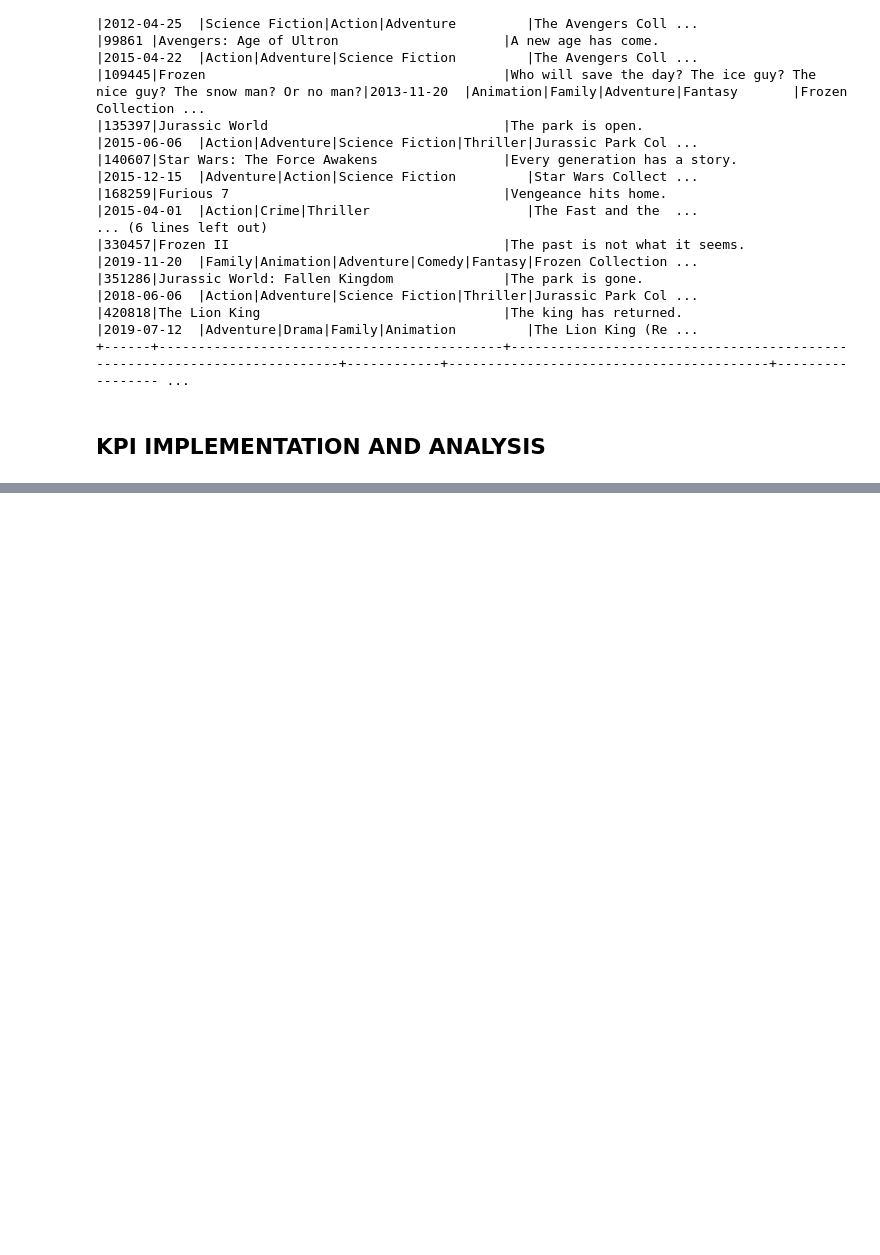
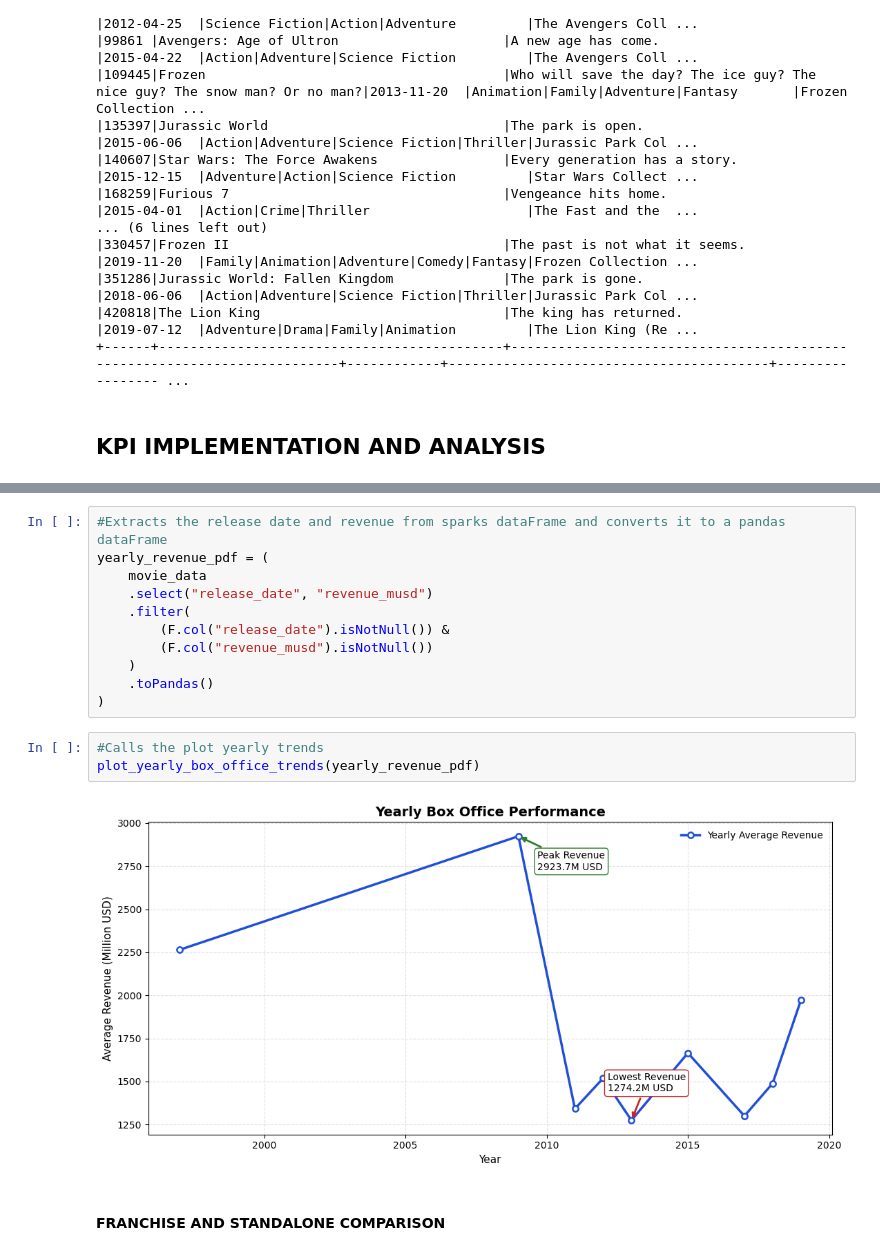
Before and after one commit to PercyAyimbilaNsolemna/TMDB_Movie_Data_Analysis_Spark, a Jupyter notebook: Notebook/movieAnalysis.ipynb, the cells around one changed output, grey strips where cells are left out. Saved outputs shown, nothing was run; the diff lists cells and outputs as text; blank space fills up the shorter version.

```diff
--- a/Notebook/movieAnalysis.ipynb
+++ b/Notebook/movieAnalysis.ipynb
@@ -635,0 +1410,18 @@ movie_data.show(18, truncate=False)
+# %%
+#Extracts the release date and revenue from sparks dataFrame and converts it to a pandas dataFrame
+yearly_revenue_pdf = (
+    movie_data
+    .select("release_date", "revenue_musd")
+    .filter(
+        (F.col("release_date").isNotNull()) &
+        (F.col("revenue_musd").isNotNull())
+    )
+    .toPandas()
+)
+# %%
+#Calls the plot yearly trends
+plot_yearly_box_office_trends(yearly_revenue_pdf)
+# %% [output]
+[figure, added]
+# %% [markdown]
+#### **FRANCHISE AND STANDALONE COMPARISON**
```
Also changed, not shown: parts of 78 cells of this notebook.
